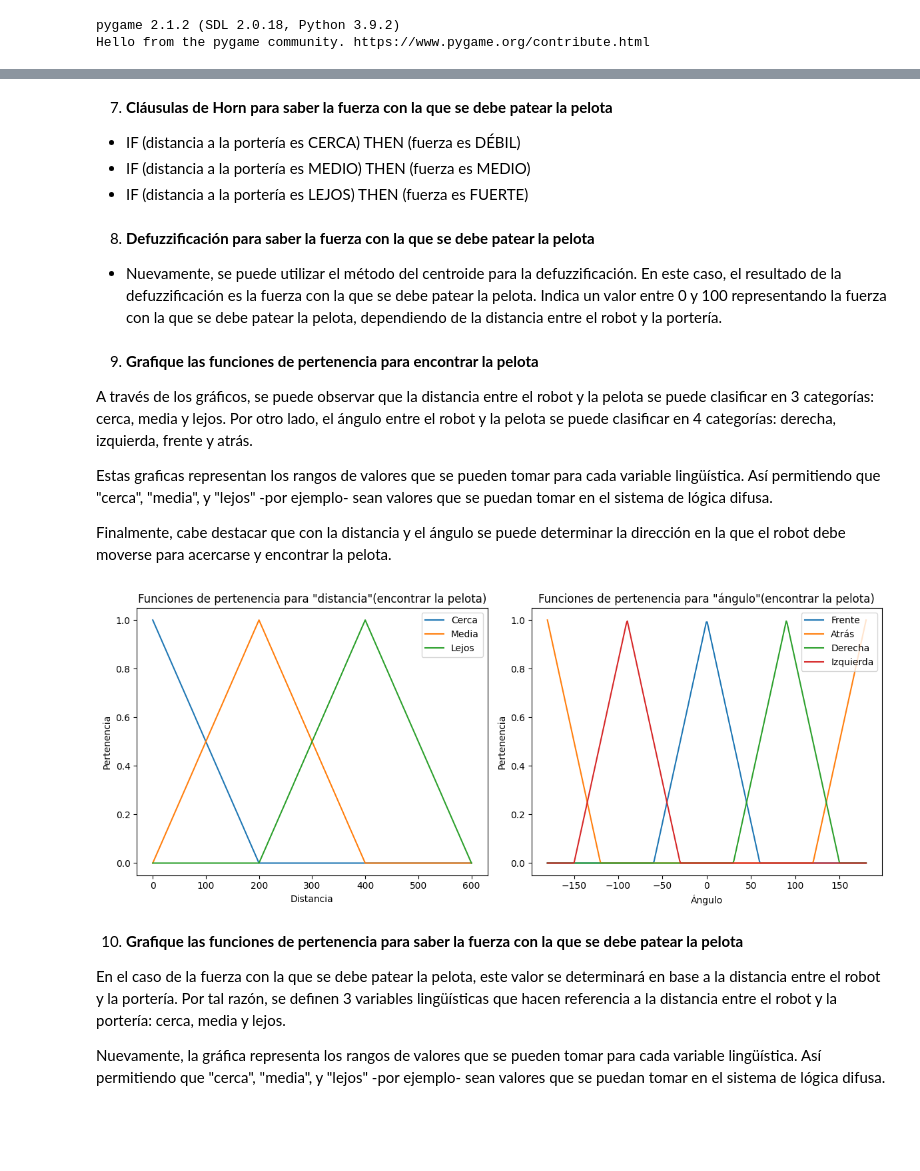
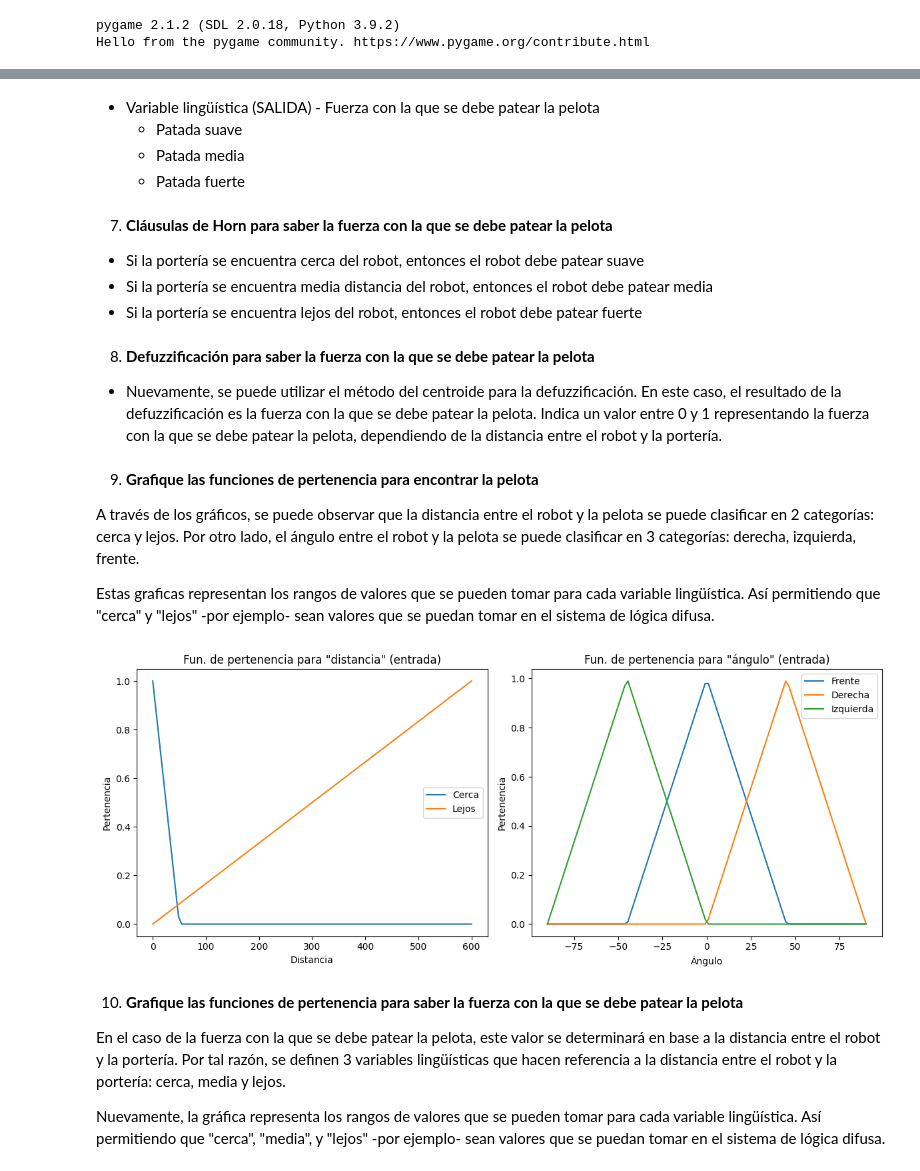
Before and after one commit to 20Candy/lab9_modsim, a Jupyter notebook: main.ipynb, the cells around one changed output, grey strips where cells are left out. Cells and saved outputs as stored; diff of their text form; code cells hidden in the pictures; blank space fills up the shorter version.

```diff
--- a/main.ipynb
+++ b/main.ipynb
@@ -74,72 +72,67 @@ Hello from the pygame community. https://www.pygame.org/contribute.html
-# %% [markdown]
-7. **Cláusulas de Horn para saber la fuerza con la que se debe patear la pelota**
-
-- IF (distancia a la portería es CERCA) THEN (fuerza es DÉBIL)
-- IF (distancia a la portería es MEDIO) THEN (fuerza es MEDIO)
-- IF (distancia a la portería es LEJOS) THEN (fuerza es FUERTE)
+# %% [markdown]
+- Variable lingüística (SALIDA) - Fuerza con la que se debe patear la pelota
+    - Patada suave
+    - Patada media
+    - Patada fuerte
+# %% [markdown]
+7. **Cláusulas de Horn para saber la fuerza con la que se debe patear la pelota**
+
+- Si la portería se encuentra cerca del robot, entonces el robot debe patear suave
+- Si la portería se encuentra media distancia del robot, entonces el robot debe patear media
+- Si la portería se encuentra lejos del robot, entonces el robot debe patear fuerte
 # %% [markdown]
 8. **Defuzzificación para saber la fuerza con la que se debe patear la pelota**
 
-- Nuevamente, se puede utilizar el método del centroide para la defuzzificación. En este caso, el resultado de la defuzzificación es la fuerza con la que se debe patear la pelota. Indica un valor entre 0 y 100 representando la fuerza con la que se debe patear la pelota, dependiendo de la distancia entre el robot y la portería.
+- Nuevamente, se puede utilizar el método del centroide para la defuzzificación. En este caso, el resultado de la defuzzificación es la fuerza con la que se debe patear la pelota. Indica un valor entre 0 y 1 representando la fuerza con la que se debe patear la pelota, dependiendo de la distancia entre el robot y la portería.
 # %% [markdown]
 9. **Grafique las funciones de pertenencia para encontrar la pelota**
 
-A través de los gráficos, se puede observar que la distancia entre el robot y la pelota se puede clasificar en 3 categorías: cerca, media y lejos. Por otro lado, el ángulo entre el robot y la pelota se puede clasificar en 4 categorías: derecha, izquierda, frente y atrás.
+A través de los gráficos, se puede observar que la distancia entre el robot y la pelota se puede clasificar en 2 categorías: cerca y lejos. Por otro lado, el ángulo entre el robot y la pelota se puede clasificar en 3 categorías: derecha, izquierda, frente.
 
-Estas graficas representan los rangos de valores que se pueden tomar para cada variable lingüística. Así permitiendo que "cerca", "media", y "lejos" -por ejemplo- sean valores que se puedan tomar en el sistema de lógica difusa.
-
-Finalmente, cabe destacar que con la distancia y el ángulo se puede determinar la dirección en la que el robot debe moverse para acercarse y encontrar la pelota.
+Estas graficas representan los rangos de valores que se pueden tomar para cada variable lingüística. Así permitiendo que "cerca" y "lejos" -por ejemplo- sean valores que se puedan tomar en el sistema de lógica difusa.
 # %%
 # Definición de las funciones de pertenencia para "distancia"
 def pertenencia_distancia_cerca(x):
-    return np.maximum(0, 1 - abs(x - 0) / 200)
-def pertenencia_distancia_media(x):
-    return np.maximum(0, 1 - abs(x - 200) / 200)
+    return np.maximum(0, 1 - abs(x - 0) / 50)
 def pertenencia_distancia_lejos(x):
-    return np.maximum(0, 1 - abs(x - 400) / 200)
+    return np.maximum(0, 1 - abs(x - 600) / 600)
 
 # Definición de las funciones de pertenencia para "ángulo"
 def pertenencia_angulo_frente(x):
-    return np.maximum(0, 1 - abs(x - 0) / 60)
-def combined_pertenencia_angulo_atras(x):
-    membership1 = np.maximum(0, 1 - abs(x - 180) / 60)
-    membership2 = np.maximum(0, 1 - abs(x + 180) / 60)
-    return np.maximum(membership1, membership2)
+    return np.maximum(0, 1 - abs(x - 0) / 45)
 def pertenencia_angulo_derecha(x):
-    return np.maximum(0, 1 - abs(x - 90) / 60)
+    return np.maximum(0, 1 - abs(x - 45) / 45)
 def pertenencia_angulo_izquierda(x):
-    return np.maximum(0, 1 - abs(x + 90) / 60)
+    return np.maximum(0, 1 - abs(x + 45) / 45)
 
 # Valores de entrada
 x_distancia = np.linspace(0, 600, 100)
-x_angulo = np.linspace(-180, 180, 360)
+x_angulo = np.linspace(-90, 90, 100)
 
 # Crear subplots lado a lado
 fig, axs = plt.subplots(1, 2, figsize=(12, 5))
 
 # Graficar las funciones de pertenencia para "distancia"
 axs[0].plot(x_distancia, pertenencia_distancia_cerca(x_distancia), label='Cerca')
-axs[0].plot(x_distancia, pertenencia_distancia_media(x_distancia), label='Media')
 axs[0].plot(x_distancia, pertenencia_distancia_lejos(x_distancia), label='Lejos')
 axs[0].set_xlabel('Distancia')
 axs[0].set_ylabel('Pertenencia')
 axs[0].legend()
-axs[0].set_title('Funciones de pertenencia para "distancia"'+ '(encontrar la pelota)')
+axs[0].set_title('Fun. de pertenencia para "distancia" (entrada)')
 
 # Graficar las funciones de pertenencia para "ángulo"
 axs[1].plot(x_angulo, pertenencia_angulo_frente(x_angulo), label='Frente')
-axs[1].plot(x_angulo, combined_pertenencia_angulo_atras(x_angulo), label='Atrás')
 axs[1].plot(x_angulo, pertenencia_angulo_derecha(x_angulo), label='Derecha')
 axs[1].plot(x_angulo, pertenencia_angulo_izquierda(x_angulo), label='Izquierda')
 axs[1].set_xlabel('Ángulo')
 axs[1].set_ylabel('Pertenencia')
 axs[1].legend()
-axs[1].set_title('Funciones de pertenencia para "ángulo"' + '(encontrar la pelota)')
+axs[1].set_title('Fun. de pertenencia para "ángulo" (entrada)')
 
 plt.tight_layout()
 plt.show()
 # %% [output]
-[figure, old version]
+[figure, new version]
 # %% [markdown]
 10. **Grafique las funciones de pertenencia para saber la fuerza con la que se debe patear la pelota**
 
```
Also changed, not shown: parts of 14 cells of this notebook.
